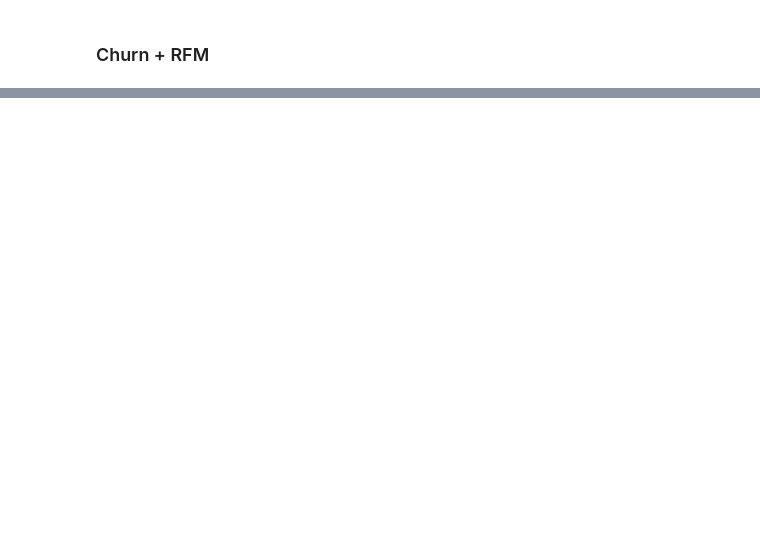
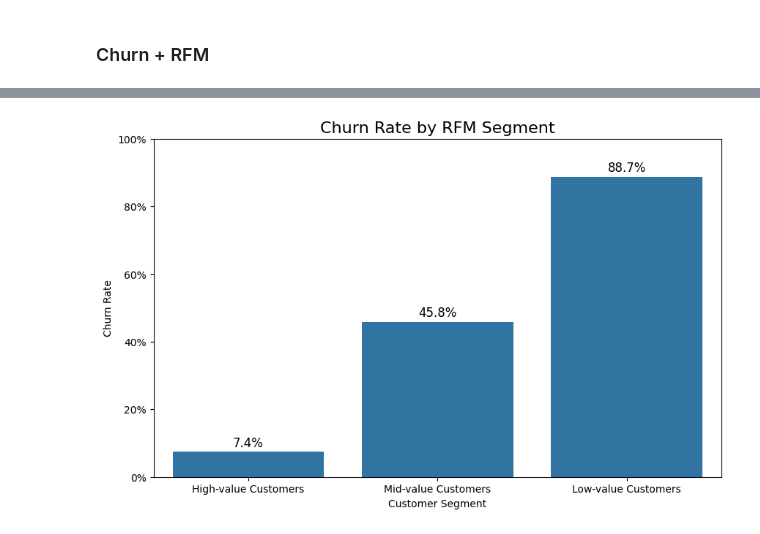
Before and after one commit to rbennum/retail-analytics-pipeline, a Jupyter notebook: analysis.ipynb, the cells around one changed output, grey strips where cells are left out. Cells and saved outputs as stored; diff of their text form; code cells hidden in the pictures; blank space fills up the shorter version.

```diff
--- a/analysis.ipynb
+++ b/analysis.ipynb
@@ -320,0 +258,10 @@ print(df_churn)
+# %%
+segment_counts = (
+    df_merged
+    .groupby('segment', as_index=False)
+    .agg(
+        customer_counts=('segment', 'count')
+    )
+)
+
+display(segment_counts)
@@ -320,0 +273,6 @@ print(df_churn)
+# %%
+result = (
+    churn_by_segment.merge(segment_counts, on='segment')
+)
+
+display(result)
@@ -320,0 +310,21 @@ print(df_churn)
+# %%
+plt.figure(figsize=(10, 6))
+ax = sns.barplot(data=result, x='segment', y='churn_rate', order=['High-value Customers', 'Mid-value Customers', 'Low-value Customers'])
+
+for p in ax.patches:
+    ax.annotate(f'{p.get_height():.1%}',
+                (p.get_x() + p.get_width() / 2., p.get_height()),
+                ha='center', va='center',
+                xytext=(0, 9),
+                textcoords='offset points',
+                fontsize=12,
+                color='black')
+
+plt.title('Churn Rate by RFM Segment', fontsize=16)
+plt.ylabel('Churn Rate')
+plt.xlabel('Customer Segment')
+plt.ylim(0, 1)
+plt.gca().yaxis.set_major_formatter(plt.FuncFormatter('{:.0%}'.format))
+plt.show()
+# %% [output]
+[figure, added]
```
Also changed, not shown: parts of 10 cells of this notebook.
